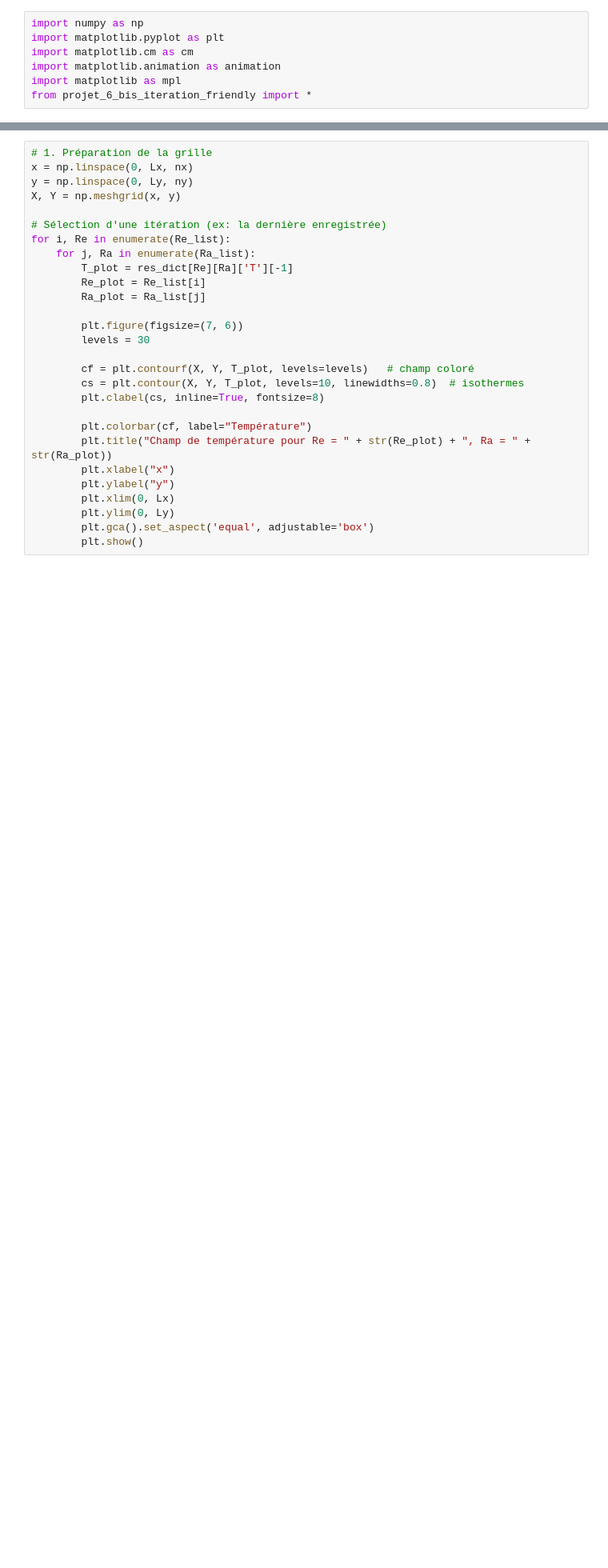
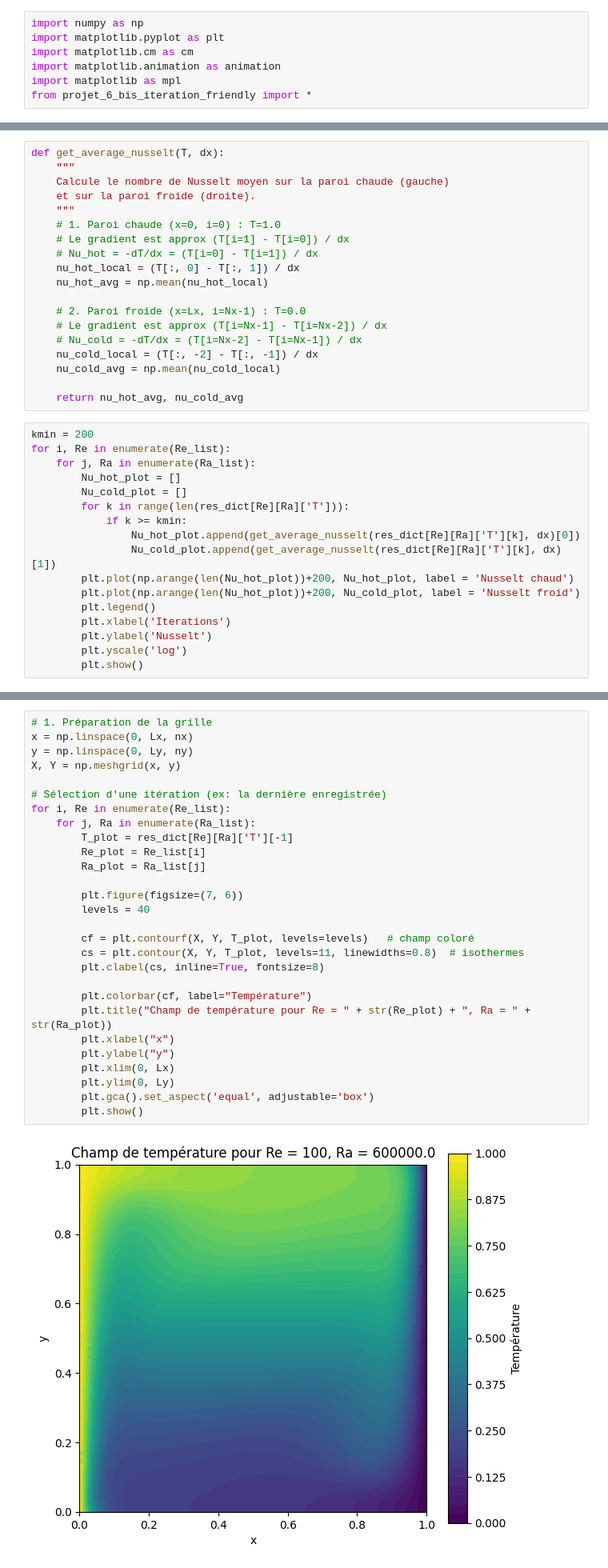
Before and after one commit to PierreG25/Thermal-transfert, a Jupyter notebook: Nusselt.ipynb, the cells around one changed output, grey strips where cells are left out. Shown at 80% size. Saved outputs shown, nothing was run; the diff lists cells and outputs as text; blank space fills up the shorter version.

Commit message:
nusselt_chaud_froid

```diff
--- a/Nusselt.ipynb
+++ b/Nusselt.ipynb
@@ -44,0 +67,36 @@ for i, Re in enumerate(Re_list):
+# %%
+def get_average_nusselt(T, dx):
+    """
+    Calcule le nombre de Nusselt moyen sur la paroi chaude (gauche)
+    et sur la paroi froide (droite).
+    """
+    # 1. Paroi chaude (x=0, i=0) : T=1.0
+    # Le gradient est approx (T[i=1] - T[i=0]) / dx
+    # Nu_hot = -dT/dx = (T[i=0] - T[i=1]) / dx
+    nu_hot_local = (T[:, 0] - T[:, 1]) / dx
+    nu_hot_avg = np.mean(nu_hot_local)
+
+    # 2. Paroi froide (x=Lx, i=Nx-1) : T=0.0
+    # Le gradient est approx (T[i=Nx-1] - T[i=Nx-2]) / dx
+    # Nu_cold = -dT/dx = (T[i=Nx-2] - T[i=Nx-1]) / dx
+    nu_cold_local = (T[:, -2] - T[:, -1]) / dx
+    nu_cold_avg = np.mean(nu_cold_local)
+
+    return nu_hot_avg, nu_cold_avg
+# %%
+kmin = 200
+for i, Re in enumerate(Re_list):
+    for j, Ra in enumerate(Ra_list):
+        Nu_hot_plot = []
+        Nu_cold_plot = []
+        for k in range(len(res_dict[Re][Ra]['T'])):
+            if k >= kmin:
+                Nu_hot_plot.append(get_average_nusselt(res_dict[Re][Ra]['T'][k], dx)[0])
+                Nu_cold_plot.append(get_average_nusselt(res_dict[Re][Ra]['T'][k], dx)[1])
+        plt.plot(np.arange(len(Nu_hot_plot))+200, Nu_hot_plot, label = 'Nusselt chaud')
+        plt.plot(np.arange(len(Nu_hot_plot))+200, Nu_cold_plot, label = 'Nusselt froid')
+        plt.legend()
+        plt.xlabel('Iterations')
+        plt.ylabel('Nusselt')
+        plt.yscale('log')
+        plt.show()
@@ -93,28 +157,30 @@ plt.show()
 # %%
 # 1. Préparation de la grille
 x = np.linspace(0, Lx, nx)
 y = np.linspace(0, Ly, ny)
 X, Y = np.meshgrid(x, y)
 
 # Sélection d'une itération (ex: la dernière enregistrée)
 for i, Re in enumerate(Re_list):
     for j, Ra in enumerate(Ra_list):
         T_plot = res_dict[Re][Ra]['T'][-1]
         Re_plot = Re_list[i]
         Ra_plot = Ra_list[j]
 
         plt.figure(figsize=(7, 6))
-        levels = 30
+        levels = 40
 
         cf = plt.contourf(X, Y, T_plot, levels=levels)   # champ coloré
-        cs = plt.contour(X, Y, T_plot, levels=10, linewidths=0.8)  # isothermes
+        cs = plt.contour(X, Y, T_plot, levels=11, linewidths=0.8)  # isothermes
         plt.clabel(cs, inline=True, fontsize=8)
 
         plt.colorbar(cf, label="Température")
         plt.title("Champ de température pour Re = " + str(Re_plot) + ", Ra = " + str(Ra_plot))
         plt.xlabel("x")
         plt.ylabel("y")
         plt.xlim(0, Lx)
         plt.ylim(0, Ly)
         plt.gca().set_aspect('equal', adjustable='box')
         plt.show()
+# %% [output]
+[figure, added]
```
Also changed, not shown: parts of 7 cells of this notebook, 2 other files.
